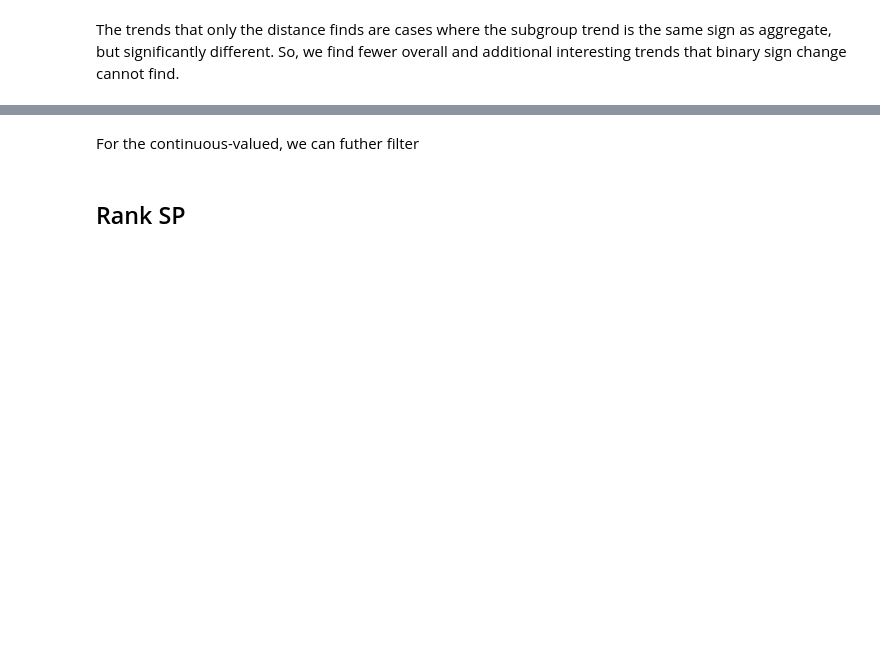
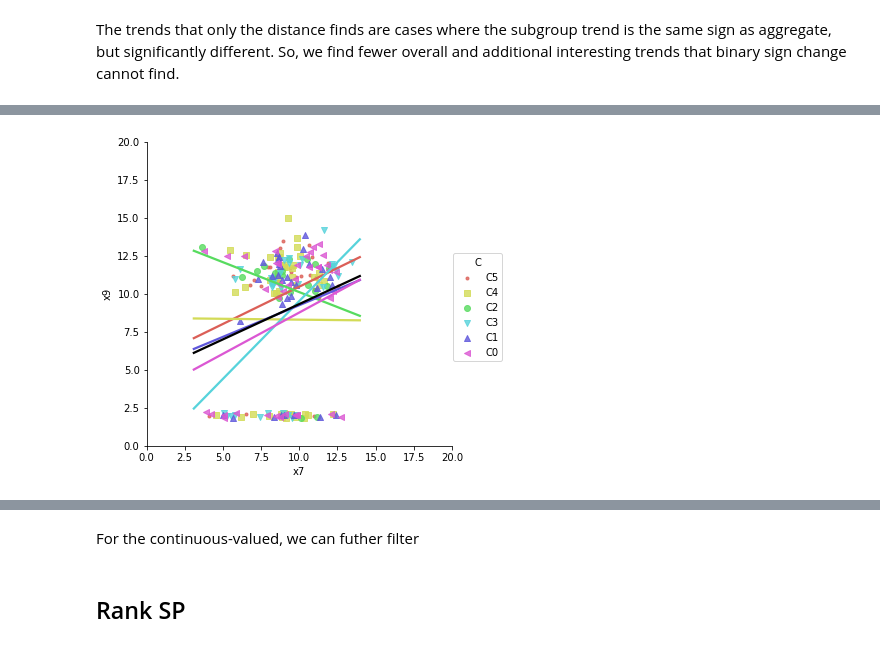
Before and after one commit to fairnessforensics/wiggum, a Jupyter notebook: research_notebooks/03_binary_v_continuous_sp_evaluation.ipynb, the cells around one changed output, grey strips where cells are left out. Cells and saved outputs as stored; diff of their text form; code cells hidden in the pictures; blank space fills up the shorter version.

```diff
--- a/research_notebooks/03_binary_v_continuous_sp_evaluation.ipynb
+++ b/research_notebooks/03_binary_v_continuous_sp_evaluation.ipynb
@@ -219,0 +263,5 @@ labeled_df_dist.result_df.loc[row_to_view]
+# %%
+view_to_plot = random.choice(undesigned_bin)
+labeled_df_bin.sp_plot(*view_to_plot)
+# %% [output]
+[figure, added]
```
Also changed, not shown: parts of 35 cells of this notebook.
